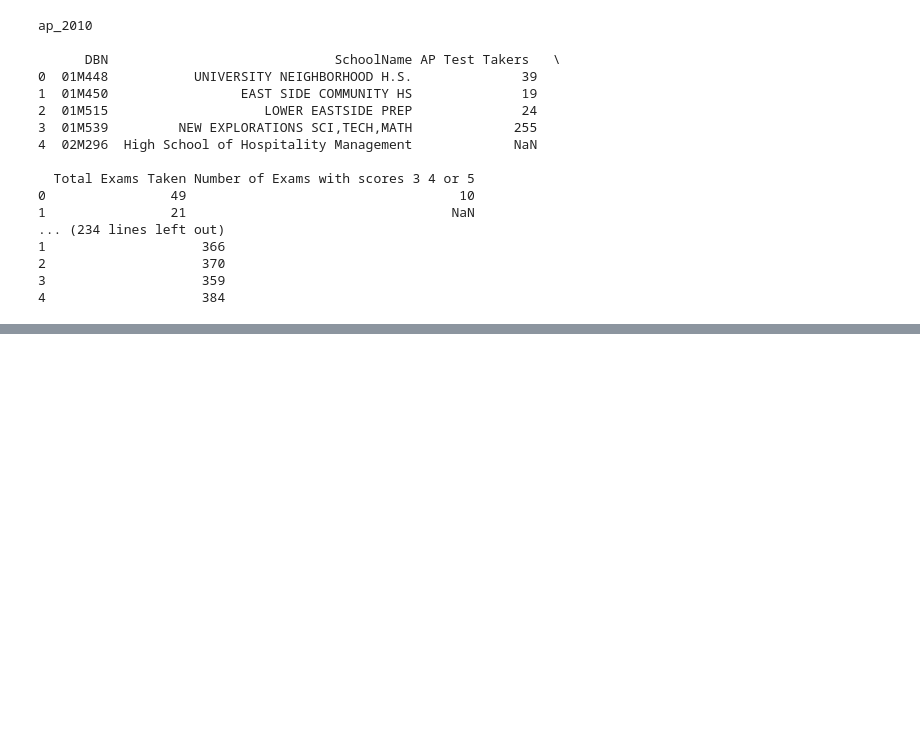
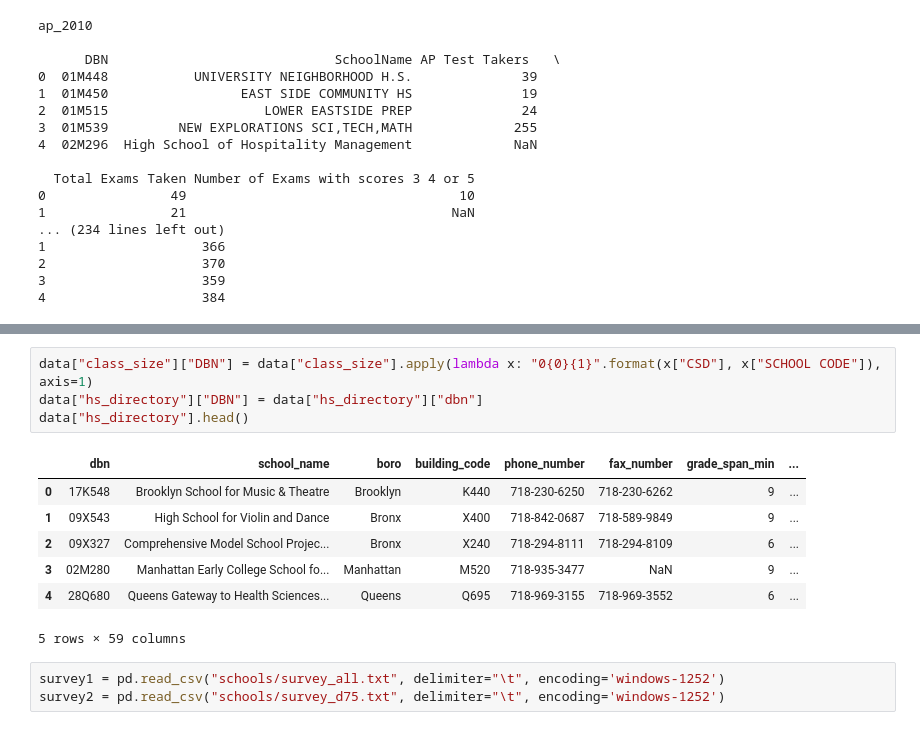
Before and after one commit to imranchowdhuryiut/Analyzing-NYC-High-School-Data, a Jupyter notebook: Analyzing NYC High School Data.ipynb, the cells around one changed output, grey strips where cells are left out. Drawn from its saved outputs; the diff is of its cells as text; blank space fills up the shorter version.

```diff
--- a/Analyzing NYC High School Data.ipynb
+++ b/Analyzing NYC High School Data.ipynb
@@ -33,0 +43,15 @@ ap_2010
+# %%
+data["class_size"]["DBN"] = data["class_size"].apply(lambda x: "0{0}{1}".format(x["CSD"], x["SCHOOL CODE"]), axis=1)
+data["hs_directory"]["DBN"] = data["hs_directory"]["dbn"]
+data["hs_directory"].head()
+# %% [output]
+|  | dbn | school_name | boro | building_code | phone_number | fax_number | grade_span_min | ... |
+| 0 | 17K548 | Brooklyn School for Music & Theatre | Brooklyn | K440 | 718-230-6250 | 718-230-6262 | 9 | ... |
+| 1 | 09X543 | High School for Violin and Dance | Bronx | X400 | 718-842-0687 | 718-589-9849 | 9 | ... |
+| 2 | 09X327 | Comprehensive Model School Projec... | Bronx | X240 | 718-294-8111 | 718-294-8109 | 6 | ... |
+| 3 | 02M280 | Manhattan Early College School fo... | Manhattan | M520 | 718-935-3477 | NaN | 9 | ... |
+| 4 | 28Q680 | Queens Gateway to Health Sciences... | Queens | Q695 | 718-969-3155 | 718-969-3552 | 6 | ... |
+5 rows × 59 columns
+# %%
+survey1 = pd.read_csv("schools/survey_all.txt", delimiter="\t", encoding='windows-1252')
+survey2 = pd.read_csv("schools/survey_d75.txt", delimiter="\t", encoding='windows-1252')
```
Also changed, not shown: parts of 7 cells of this notebook, 2 other files.
